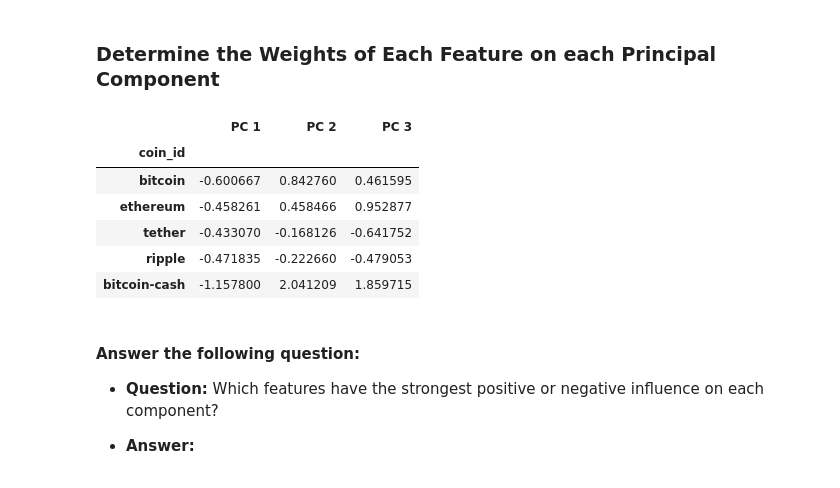
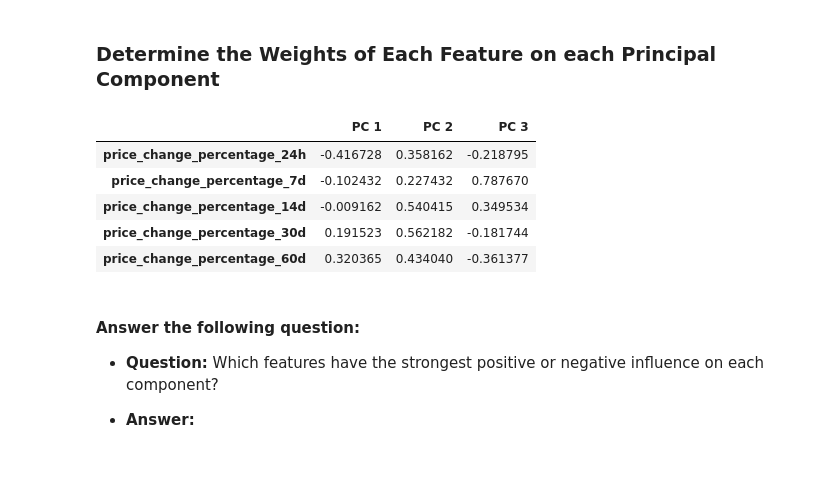
Before and after one commit to GabeJJ388/CryptoClustering, a Jupyter notebook: CryptoClustering/M11 Starter Code/Crypto_market_data.csv.ipynb, the cells around one changed output. Drawn from its saved outputs; the diff is of its cells as text; code cells hidden in the pictures.

```diff
--- a/CryptoClustering/M11 Starter Code/Crypto_market_data.csv.ipynb
+++ b/CryptoClustering/M11 Starter Code/Crypto_market_data.csv.ipynb
@@ -335,17 +336,16 @@ pca_predictions_df.plot.scatter(x="PC 1", y="PC 2", c="predicted_clusters", colo
 # %%
 # Use the columns from the original scaled DataFrame as the index.
 pca_df = pd.DataFrame(
-    data=market_data_pca, columns=["PC 1", "PC 2", "PC 3"], index=crypto_names
+    pca.components_.T, columns=["PC 1", "PC 2", "PC 3"], index= scaled_data_df.columns
 )
 pca_df.head()
 # %% [output]
 |  | PC 1 | PC 2 | PC 3 |
-| coin_id |  |  |  |
-| bitcoin | -0.600667 | 0.842760 | 0.461595 |
-| ethereum | -0.458261 | 0.458466 | 0.952877 |
-| tether | -0.433070 | -0.168126 | -0.641752 |
-| ripple | -0.471835 | -0.222660 | -0.479053 |
-| bitcoin-cash | -1.157800 | 2.041209 | 1.859715 |
+| price_change_percentage_24h | -0.416728 | 0.358162 | -0.218795 |
+| price_change_percentage_7d | -0.102432 | 0.227432 | 0.787670 |
+| price_change_percentage_14d | -0.009162 | 0.540415 | 0.349534 |
+| price_change_percentage_30d | 0.191523 | 0.562182 | -0.181744 |
+| price_change_percentage_60d | 0.320365 | 0.434040 | -0.361377 |
 # %% [markdown]
 #### Answer the following question:
 
```
Also changed, not shown: parts of 3 cells of this notebook.
